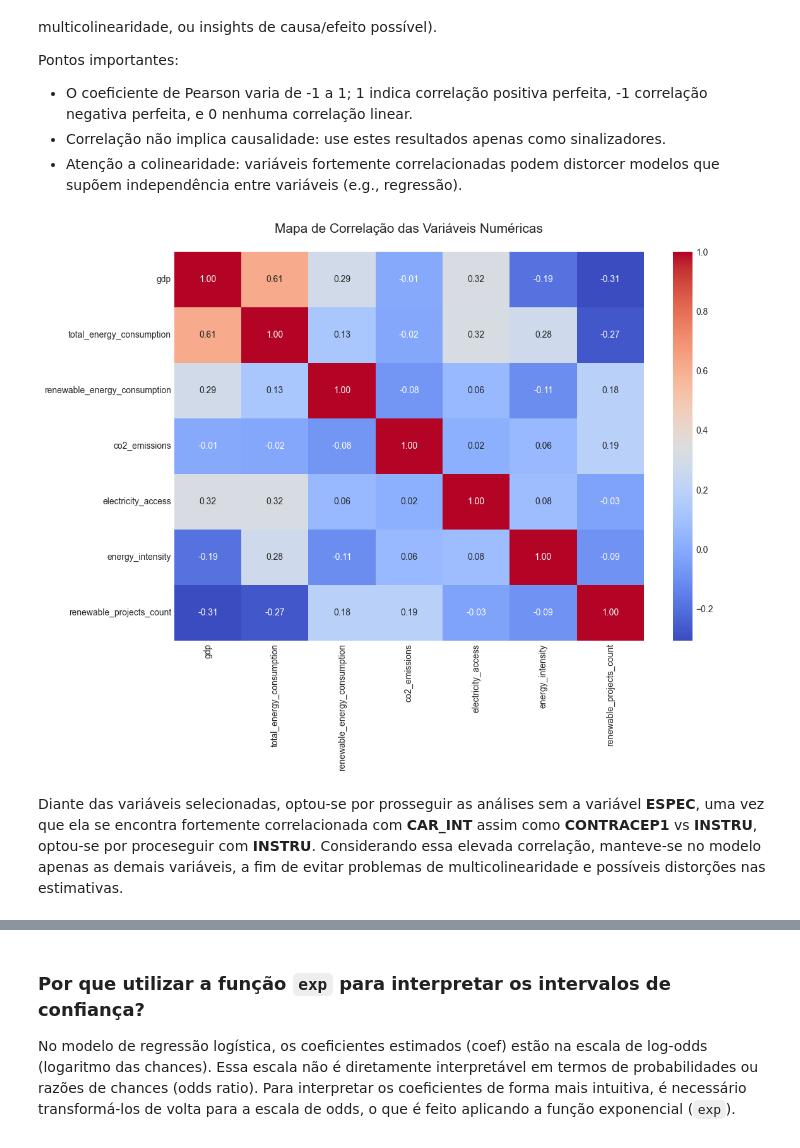
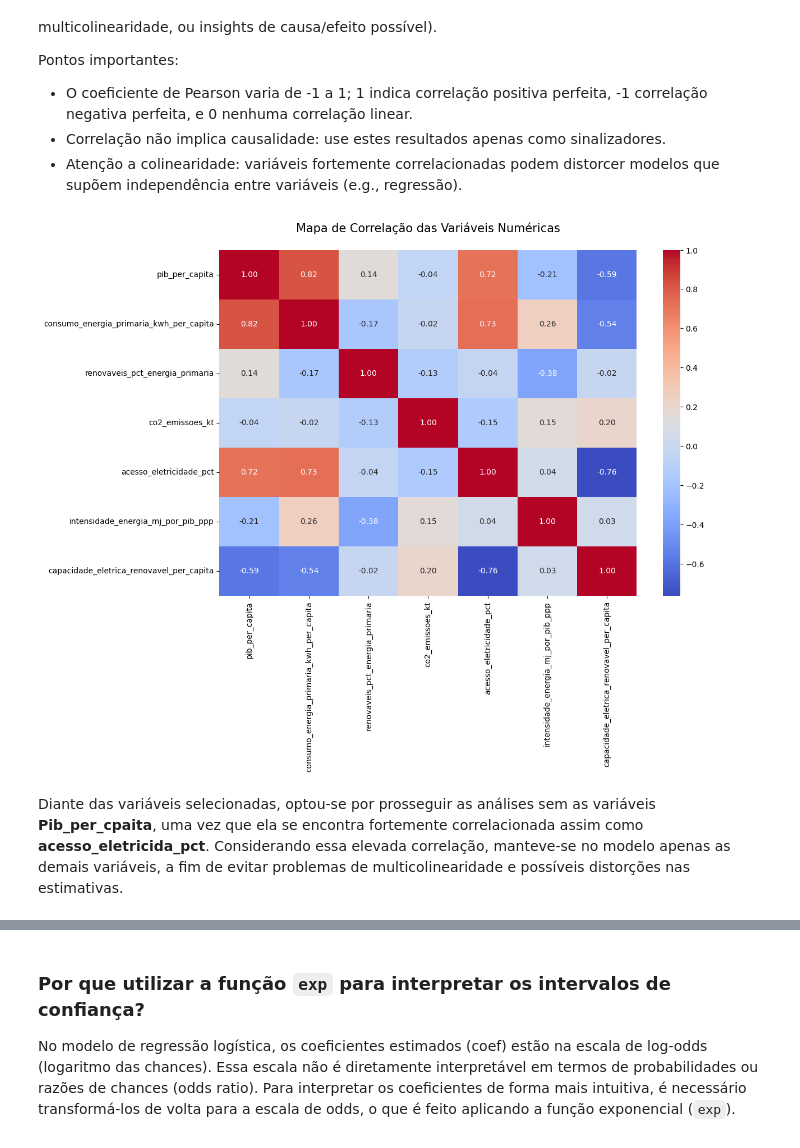
Before and after one commit to Fabiano01EST/generalized-linear-models-python, a Jupyter notebook: GLM.ipynb, the cells around one changed output, grey strips where cells are left out. Cells and saved outputs as stored; diff of their text form; code cells hidden in the pictures.

```diff
--- a/GLM.ipynb
+++ b/GLM.ipynb
@@ -154,23 +126,18 @@ Variáveis categóricas, como região geográfica e faixa de renda, são descrit
 import pandas as pd
 
 # Seleção de variáveis numéricas corretas
-num_vars = ["gdp",
-            "total_energy_consumption",
-            "renewable_energy_consumption",
-            "co2_emissions",
-            "electricity_access",
-            "energy_intensity",
-            "renewable_projects_count"]
-
-# Garantir que não haja NaN na variável resposta
-df_energy_filtrado[num_vars] = df_energy_filtrado[num_vars].fillna(0)
+num_vars = [
+    "regiao",
+    "pib_per_capita",
+    "consumo_energia_primaria_kwh_per_capita",
+    "renovaveis_pct_energia_primaria",
+    "co2_emissoes_kt",
+    "acesso_eletricidade_pct",
+    "intensidade_energia_mj_por_pib_ppp",
+    "capacidade_eletrica_renovavel_per_capita"]
 
 # Estatísticas descritivas básicas
 tabela_descritiva = df_energy_filtrado[num_vars].describe().round(2)
-
-# Calculando skewness e kurtosis
-tabela_descritiva.loc['skewness'] = df_energy_filtrado[num_vars].skew().round(2)
-tabela_descritiva.loc['kurtosis'] = df_energy_filtrado[num_vars].kurtosis().round(2)
 
 # Aplicando estilo
 tabela_descritiva.style.format("{:.2f}") \
@@ -259,37 +211,39 @@ from scipy.stats import pearsonr
 
 # # função para transformar p-value em estrelas de significância
 # def sig_stars(p):
 #     if pd.isna(p):
 #         return ''
 #     if p < 0.001:
 #         return '***'
 #     if p < 0.01:
 #         return '**'
 #     if p < 0.05:
 #         return '*'
 #     return ''
 
 # # anotar estrelas de significância sobre o heatmap
 # ax = plt.gca()
 # n = len(cols)
 # for i in range(n):
 #     for j in range(n):
 #         star = sig_stars(pvals.iloc[i, j])
 #         if star:
 #             # posicionar a estrela levemente acima do número da correlação
 #             ax.text(j + 0.5, i + 0.28, star, ha='center', va='center', color='black', fontsize=14)
 
 # plt.show()
+df_corr = df_energy_filtrado.corr(numeric_only=True, method = "spearman")
+
 
 # # Heatmap# p
 plt.figure(figsize=(12,8))
-sns.heatmap(df_energy_filtrado[num_vars].corr(), annot=True, cmap='coolwarm', fmt='.2f')
+sns.heatmap(df_corr, annot=True, cmap='coolwarm', fmt='.2f')
 plt.title("Mapa de Correlação das Variáveis Numéricas\n", fontsize=15)
 plt.show()
 # %% [output]
-[figure, old version]
+[figure, new version]
 # %% [markdown]
-Diante das variáveis selecionadas, optou-se por prosseguir as análises sem a variável **ESPEC**, uma vez que ela se encontra fortemente correlacionada com **CAR_INT** assim como **CONTRACEP1** vs **INSTRU**, optou-se por proceseguir com **INSTRU**. Considerando essa elevada correlação, manteve-se no modelo apenas as demais variáveis, a fim de evitar problemas de multicolinearidade e possíveis distorções nas estimativas.
+Diante das variáveis selecionadas, optou-se por prosseguir as análises sem as variáveis **Pib_per_cpaita**, uma vez que ela se encontra fortemente correlacionada  assim como **acesso_eletricida_pct**. Considerando essa elevada correlação, manteve-se no modelo apenas as demais variáveis, a fim de evitar problemas de multicolinearidade e possíveis distorções nas estimativas.
 # %%
 import statsmodels.api as sm
 import statsmodels.formula.api as smf
```
Also changed, not shown: parts of 10 cells of this notebook.
